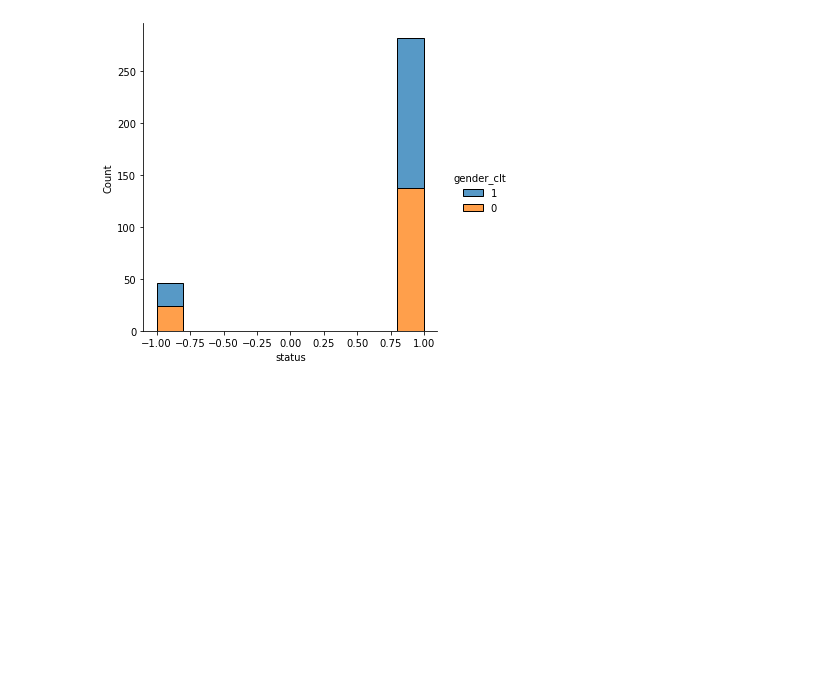
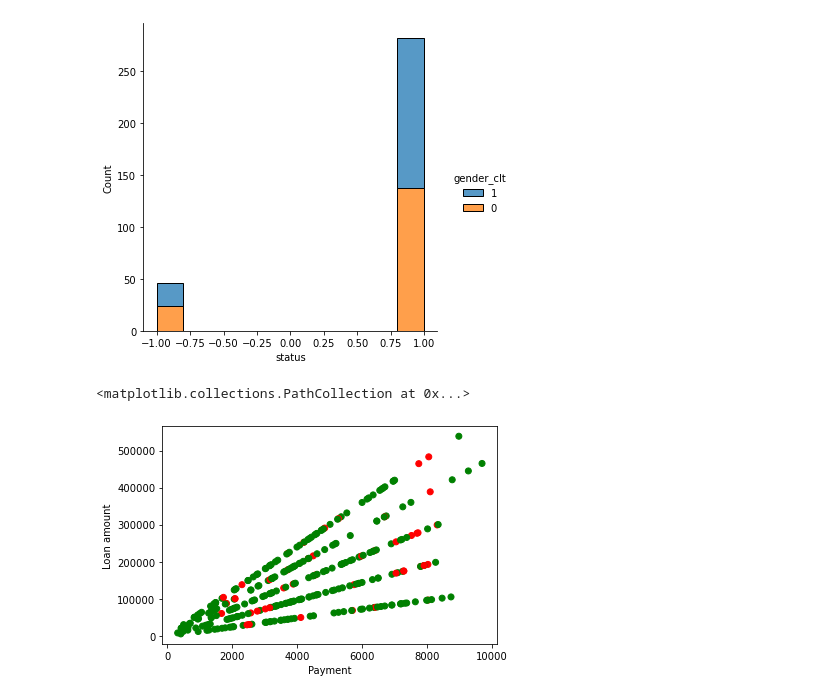
Before and after one commit to Ca-moes/AC, a Jupyter notebook: data_analysis.ipynb, the cells around one changed output. Drawn from its saved outputs; the diff is of its cells as text; code cells hidden in the pictures; blank space fills up the shorter version.

```diff
--- a/data_analysis.ipynb
+++ b/data_analysis.ipynb
@@ -627,3 +664,14 @@ sns.displot(train_data, x="status", hue="gender_clt", multiple="stack")
 # %% [output]
 <seaborn.axisgrid.FacetGrid at 0x...>
 [figure]
+# %%
+ys = train_data['amount_loan']
+x = train_data['payments']
+
+colors = ['g' if s == 1 else 'r' for s in train_data['status']]
+plt.ylabel('Loan amount')
+plt.xlabel('Payment')
+plt.scatter(x, ys, color=colors)
+# %% [output]
+<matplotlib.collections.PathCollection at 0x...>
+[figure, added]
```
Also changed, not shown: parts of 10 cells of this notebook.
